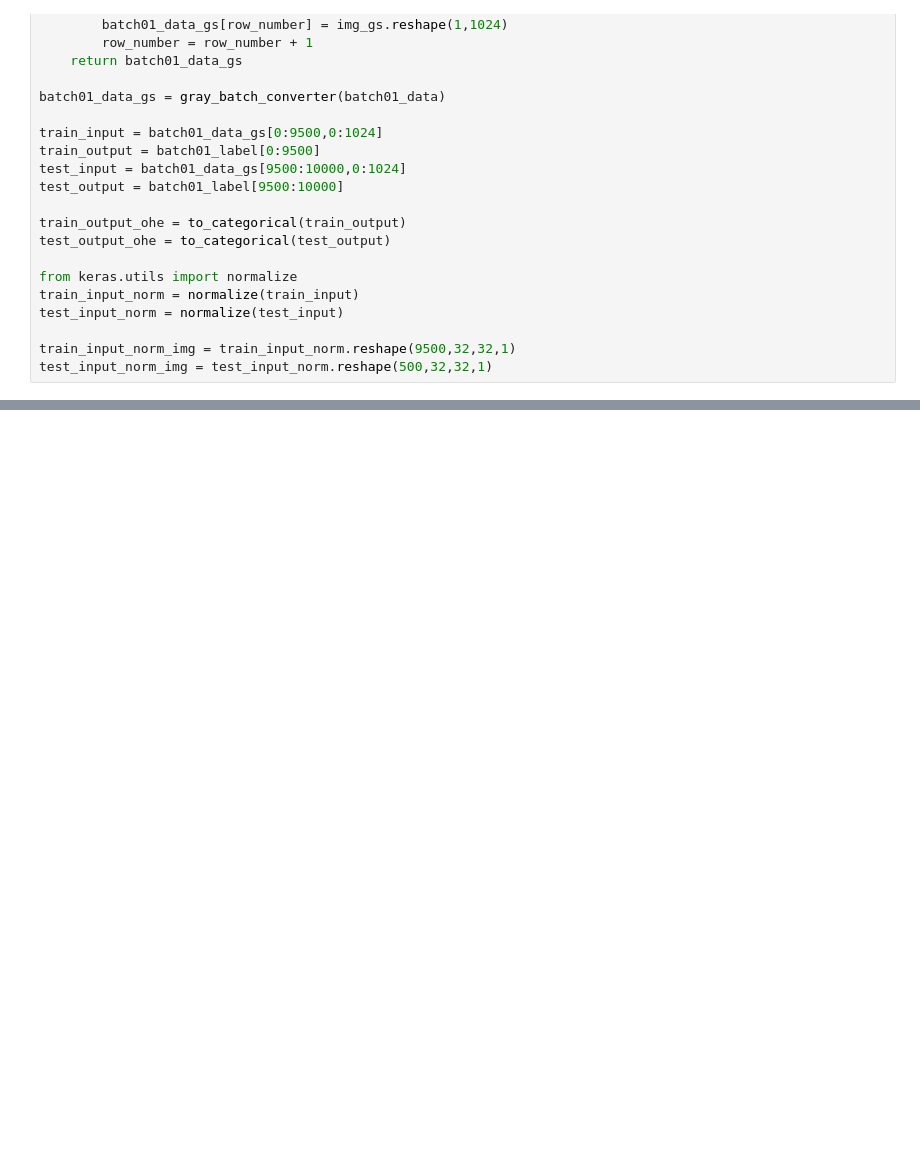
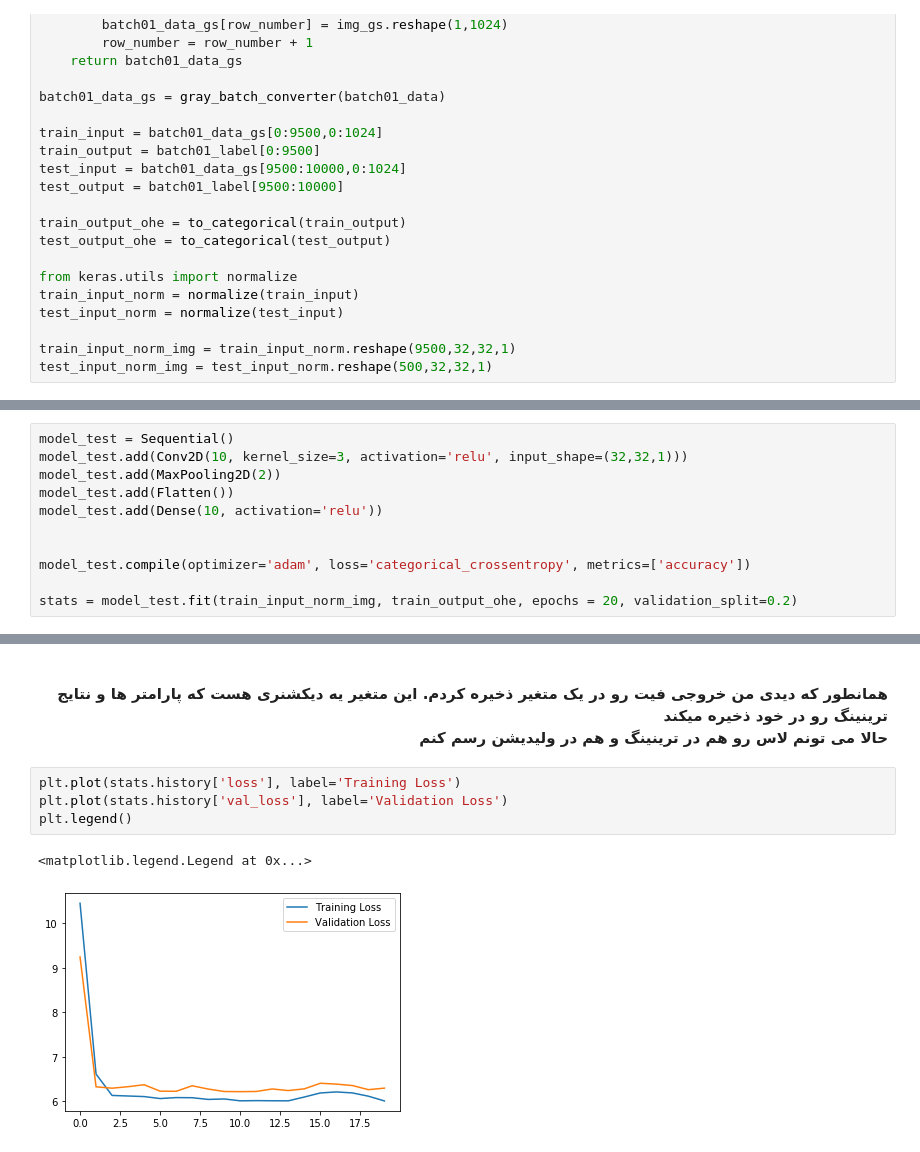
Before and after one commit to ShahrokhGit/DL_Practice, a Jupyter notebook: CNN_Chapter04.ipynb, the cells around one changed output, grey strips where cells are left out. Saved outputs shown, nothing was run; the diff lists cells and outputs as text; blank space fills up the shorter version.

```diff
--- a/CNN_Chapter04.ipynb
+++ b/CNN_Chapter04.ipynb
@@ -63,0 +84,11 @@ test_input_norm_img = test_input_norm.reshape(500,32,32,1)
+# %%
+model_test = Sequential()
+model_test.add(Conv2D(10, kernel_size=3, activation='relu', input_shape=(32,32,1)))
+model_test.add(MaxPooling2D(2))
+model_test.add(Flatten())
+model_test.add(Dense(10, activation='relu'))
+
+
+model_test.compile(optimizer='adam', loss='categorical_crossentropy', metrics=['accuracy'])
+
+stats = model_test.fit(train_input_norm_img, train_output_ohe, epochs = 20, validation_split=0.2)
@@ -63,0 +113,13 @@ test_input_norm_img = test_input_norm.reshape(500,32,32,1)
+# %% [markdown]
+<div align = 'right'>
+    <font size=3, style='font-family:B Nazanin'>
+        <b>
+            <br> همانطور که دیدی من خروجی فیت رو در یک متغیر ذخیره کردم. این متغیر یه دیکشنری هست که پارامتر ها و نتایج ترینینگ رو در خود ذخیره میکند
+            <br> حالا می تونم لاس رو هم در ترینینگ و هم در ولیدیشن رسم کنم
+# %%
+plt.plot(stats.history['loss'], label='Training Loss')
+plt.plot(stats.history['val_loss'], label='Validation Loss')
+plt.legend()
+# %% [output]
+<matplotlib.legend.Legend at 0x...>
+[figure, added]
```
Also changed, not shown: parts of 46 cells of this notebook, 6 other files.
